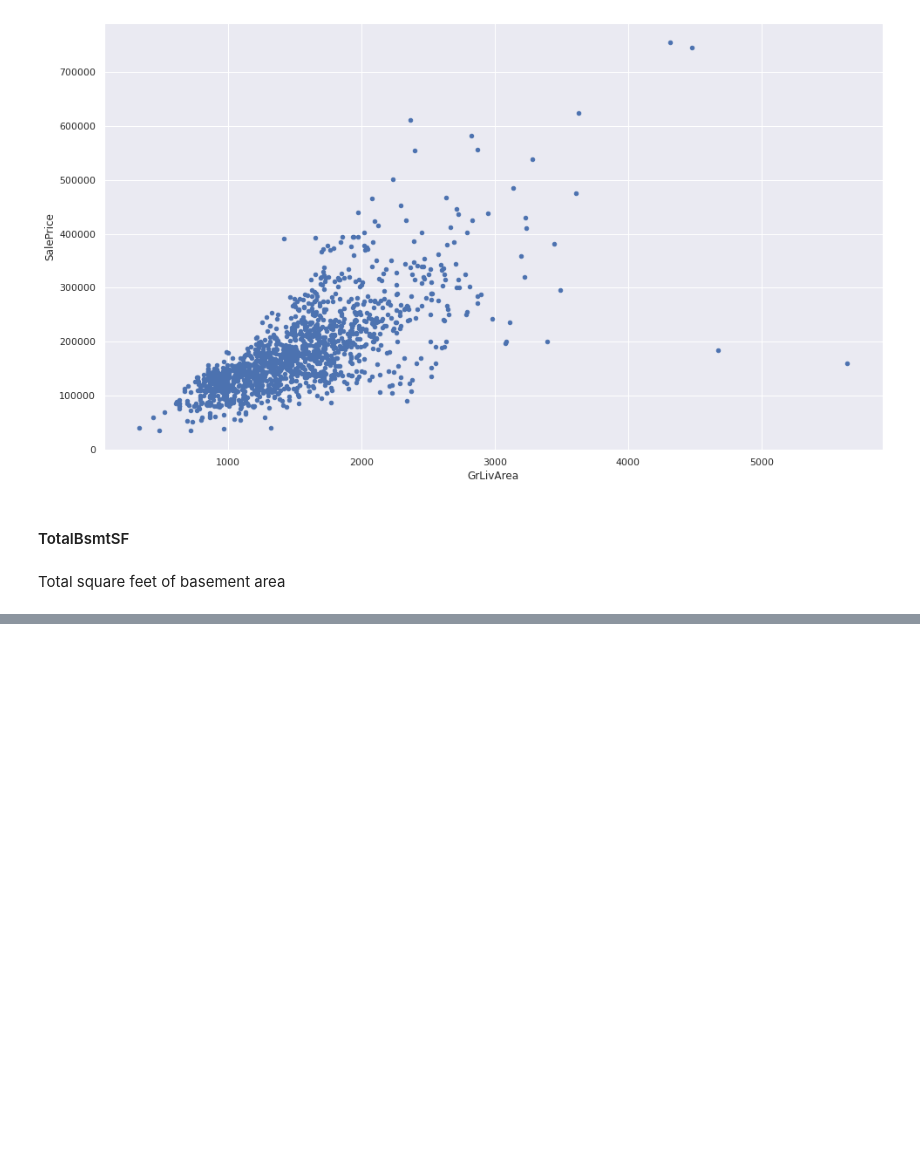
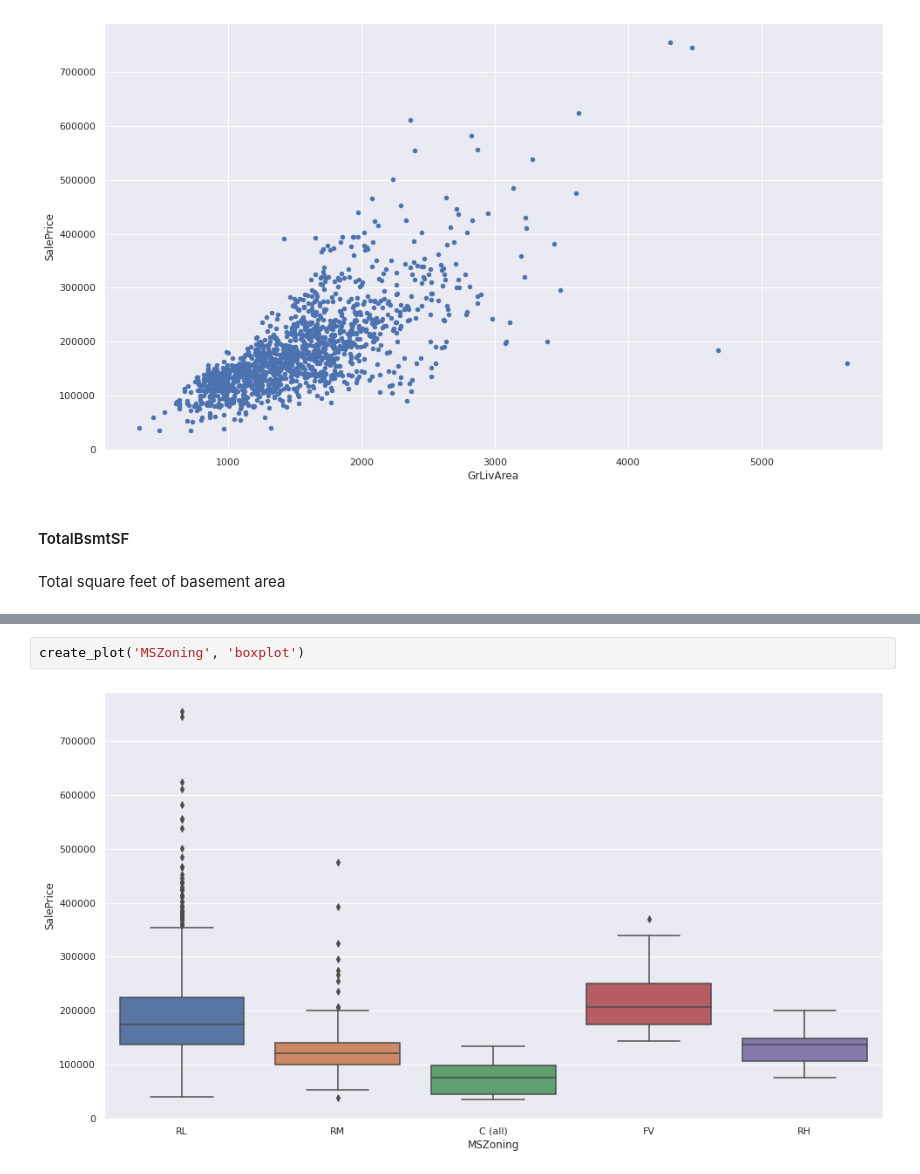
Before and after one commit to snaylix/House-prices-prediction, a Jupyter notebook: 2021-07-17_House-Prices_Prediction.ipynb, the cells around one changed output, grey strips where cells are left out. Cells and saved outputs as stored; diff of their text form; blank space fills up the shorter version.

```diff
--- a/2021-07-17_House-Prices_Prediction.ipynb
+++ b/2021-07-17_House-Prices_Prediction.ipynb
@@ -165,0 +224,4 @@ create_scatter_plot('TotalBsmtSF')
+# %%
+create_plot('MSZoning', 'boxplot')
+# %% [output]
+[figure, added]
```
Also changed, not shown: parts of 14 cells of this notebook.
